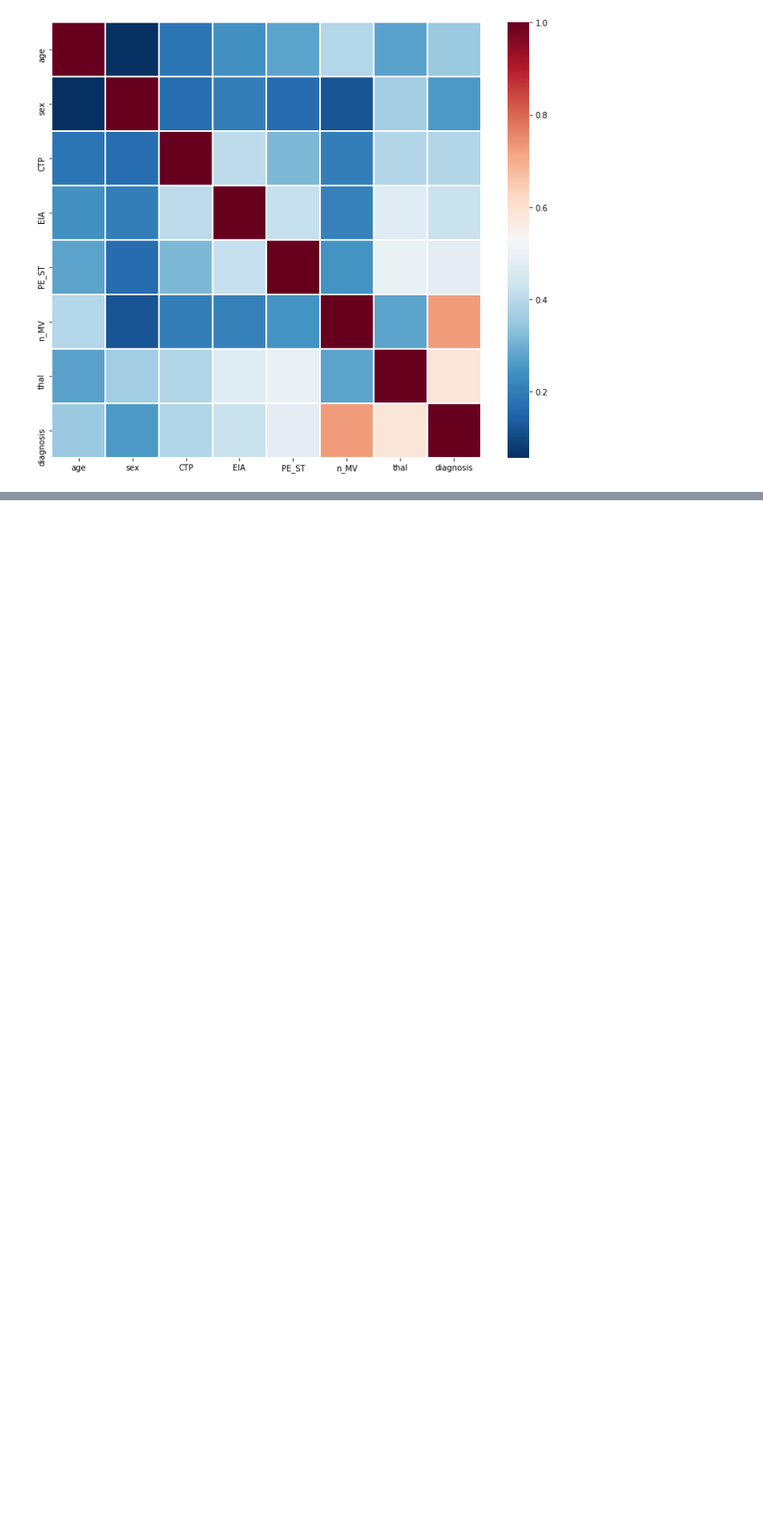
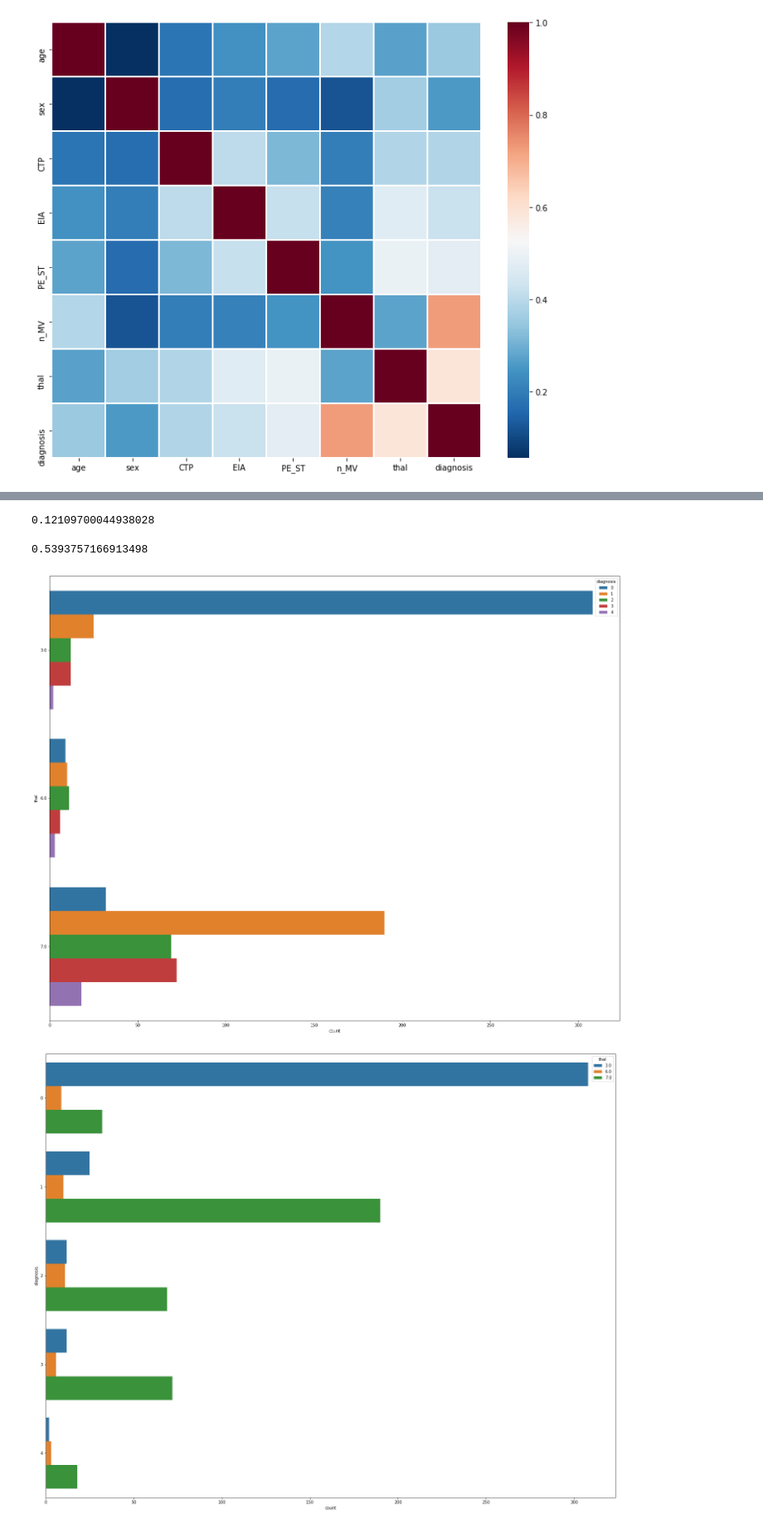
Before and after one commit to AgeMagi/Tubes2-AI, a Jupyter notebook: 13516079.ipynb, the cells around one changed output, grey strips where cells are left out. Shown at 83% size. Saved outputs shown, nothing was run; the diff lists cells and outputs as text; code cells hidden in the pictures; blank space fills up the shorter version.

```diff
--- a/13516079.ipynb
+++ b/13516079.ipynb
@@ -713,0 +843,9 @@ Confusion matrix:
+# %%
+thal = pd.get_dummies(train_dataset['thal'])
+thal['normal'] = thal[3]
+thal['fixed defect'] = thal[6]
+thal['reversable defect'] = thal[7]
+del thal[3]
+del thal[6]
+del thal[7]
+train_dataset = pd.concat([train_dataset, thal], axis=1)
@@ -713,0 +857,29 @@ Confusion matrix:
+# %%
+# Hitung Korelasi thal fixed defect
+train_dataset['fixed defect'].corr(train_dataset['diagnosis'])
+# %% [output]
+0.12109700044938028
+# %%
+# Hitung Korelasi thal reversable defect
+train_dataset['reversable defect'].corr(train_dataset['diagnosis'])
+# %% [output]
+0.5393757166913498
+# %%
+# Menampilkan grafik distribusi
+plt.figure(figsize = (25,20))
+sns.countplot(y='thal', hue='diagnosis', data=train_dataset)
+plt.show()
+
+# Menampilkan grafik distribusi
+plt.figure(figsize = (25,20))
+sns.countplot(y='diagnosis', hue='thal', data=train_dataset)
+plt.show()
+
+# Menampilkan tabel proporsi
+diagnosis_group = train_dataset.groupby(['diagnosis'])
+proportion = diagnosis_group.thal.value_counts(normalize=True) * 100
+proportion.name = 'proportion (%)'
+display(pd.Series.to_frame(proportion))
+# %% [output]
+[figure, added]
+[figure, added]
```
Also changed, not shown: parts of 37 cells of this notebook, 1 other file.
